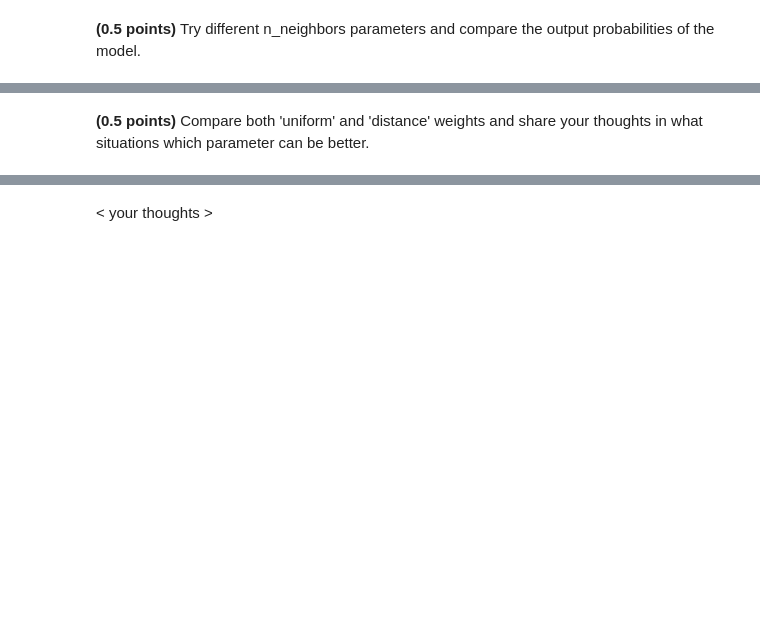
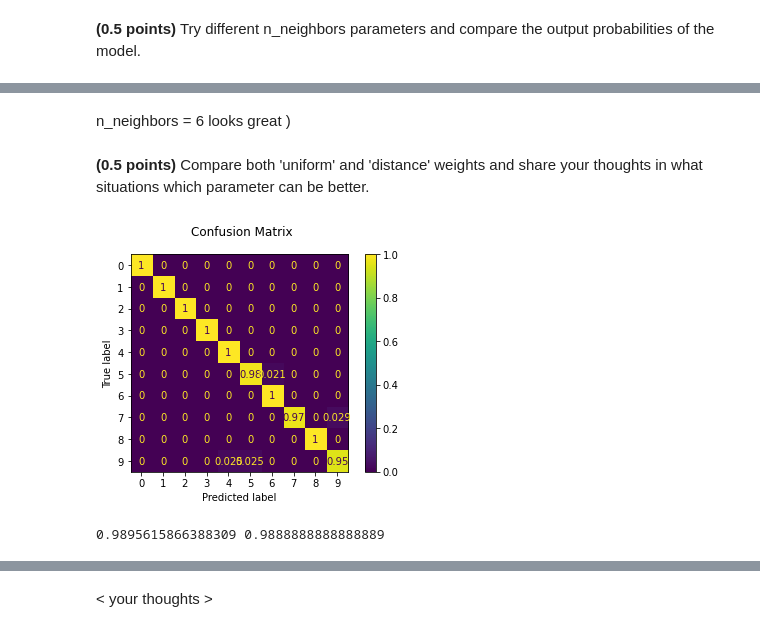
Before and after one commit to Anetta314159/5_classification_linear_knn, a Jupyter notebook: hw_classification.ipynb, the cells around one changed output, grey strips where cells are left out. Drawn from its saved outputs; the diff is of its cells as text; code cells hidden in the pictures; blank space fills up the shorter version.

```diff
--- a/hw_classification.ipynb
+++ b/hw_classification.ipynb
@@ -456,2 +484,4 @@ assert test_acc > 0.98
+# %% [markdown]
+n_neighbors = 6 looks great )
 # %% [markdown]
 **(0.5 points)** Compare both 'uniform' and 'distance' weights and share your thoughts in what situations which parameter can be better.
@@ -459,0 +488,9 @@ assert test_acc > 0.98
+# %%
+## your code
+model = KNeighborsClassifier(n_neighbors=6, weights='uniform')
+model.fit(X_train, list(map(str, y_train)));
+train_acc, test_acc = fit_evaluate(model, X_train, y_train, X_test, y_test);
+print(train_acc, test_acc)
+# %% [output]
+[figure, added]
+0.9895615866388309 0.9888888888888889
```
Also changed, not shown: parts of 74 cells of this notebook.
